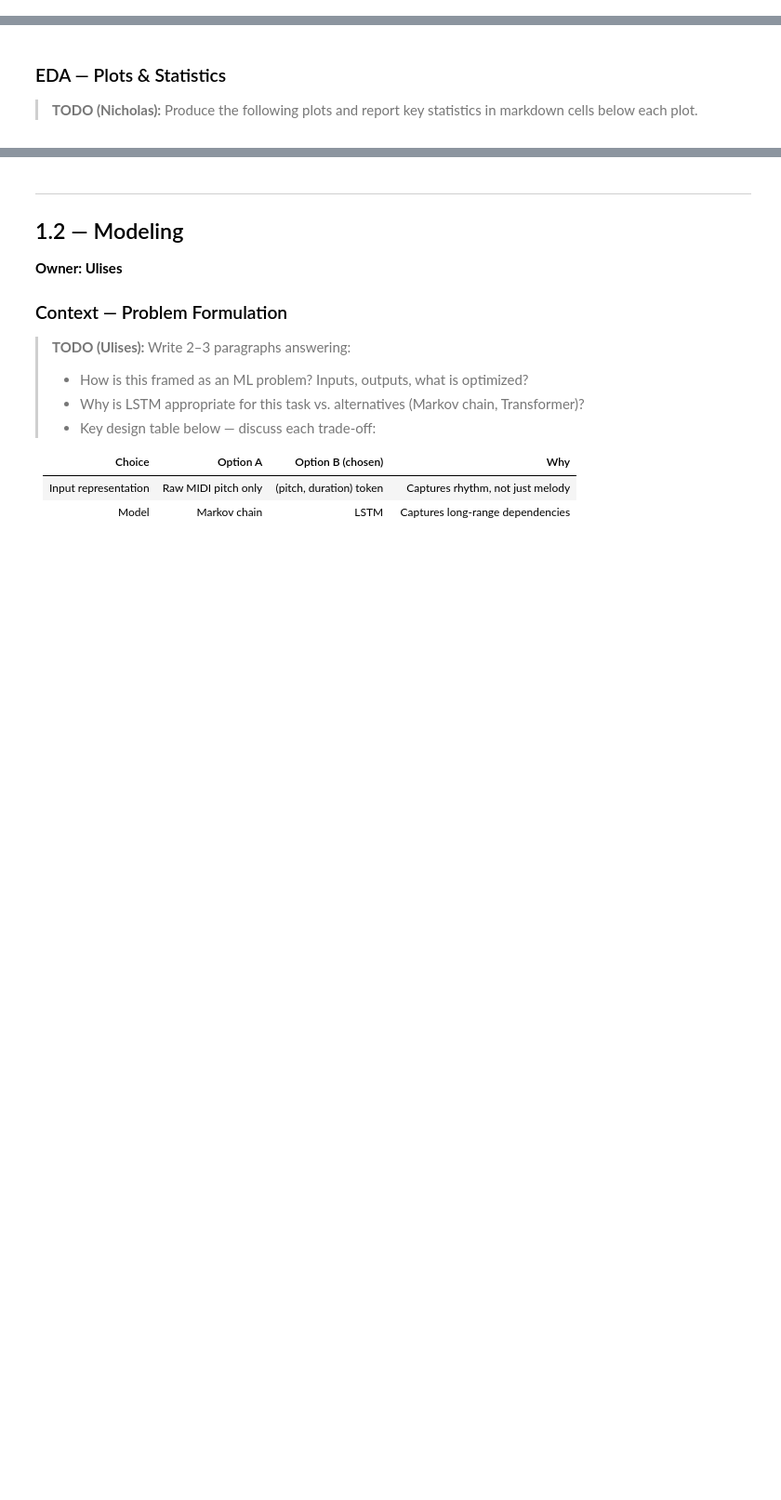
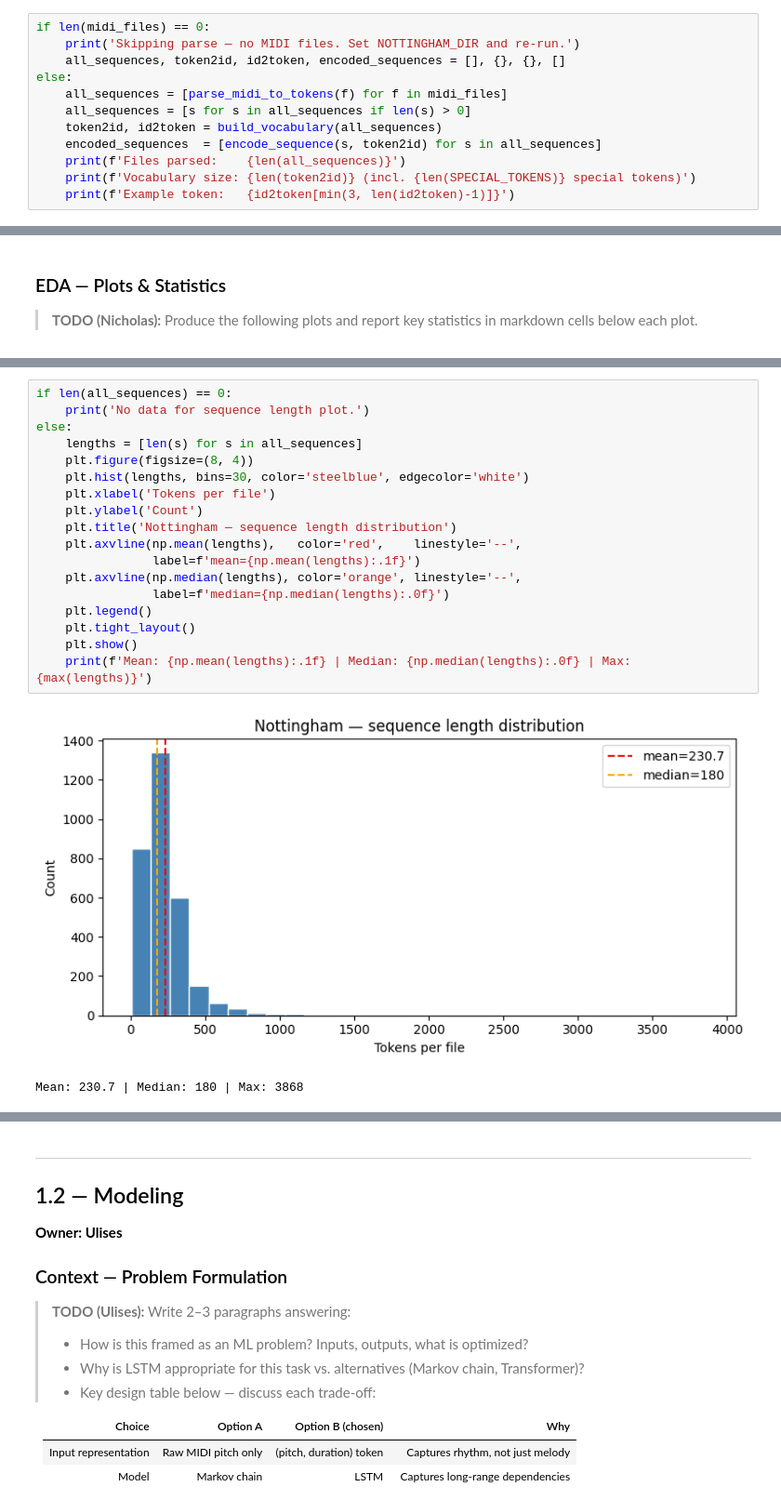
Before and after one commit to ulises0516/CSE153R-Assignment2, a Jupyter notebook: simple_notebook.ipynb, the cells around one changed output, grey strips where cells are left out. Shown at 93% size. Cells and saved outputs as stored; diff of their text form; blank space fills up the shorter version.

Commit message:
completed exploratory data analysis task and preprocessing

```diff
--- a/simple_notebook.ipynb
+++ b/simple_notebook.ipynb
@@ -94,0 +134,12 @@ NOTTINGHAM_DIR = 'data/nottingham/'  # update this path
+# %%
+if len(midi_files) == 0:
+    print('Skipping parse — no MIDI files. Set NOTTINGHAM_DIR and re-run.')
+    all_sequences, token2id, id2token, encoded_sequences = [], {}, {}, []
+else:
+    all_sequences = [parse_midi_to_tokens(f) for f in midi_files]
+    all_sequences = [s for s in all_sequences if len(s) > 0]
+    token2id, id2token = build_vocabulary(all_sequences)
+    encoded_sequences  = [encode_sequence(s, token2id) for s in all_sequences]
+    print(f'Files parsed:    {len(all_sequences)}')
+    print(f'Vocabulary size: {len(token2id)} (incl. {len(SPECIAL_TOKENS)} special tokens)')
+    print(f'Example token:   {id2token[min(3, len(id2token)-1)]}')
@@ -117,0 +192,21 @@ pass
+# %%
+if len(all_sequences) == 0:
+    print('No data for sequence length plot.')
+else:
+    lengths = [len(s) for s in all_sequences]
+    plt.figure(figsize=(8, 4))
+    plt.hist(lengths, bins=30, color='steelblue', edgecolor='white')
+    plt.xlabel('Tokens per file')
+    plt.ylabel('Count')
+    plt.title('Nottingham — sequence length distribution')
+    plt.axvline(np.mean(lengths),   color='red',    linestyle='--',
+                label=f'mean={np.mean(lengths):.1f}')
+    plt.axvline(np.median(lengths), color='orange', linestyle='--',
+                label=f'median={np.median(lengths):.0f}')
+    plt.legend()
+    plt.tight_layout()
+    plt.show()
+    print(f'Mean: {np.mean(lengths):.1f} | Median: {np.median(lengths):.0f} | Max: {max(lengths)}')
+# %% [output]
+[figure, added]
+Mean: 230.7 | Median: 180 | Max: 3868
```
Also changed, not shown: parts of 40 cells of this notebook.
